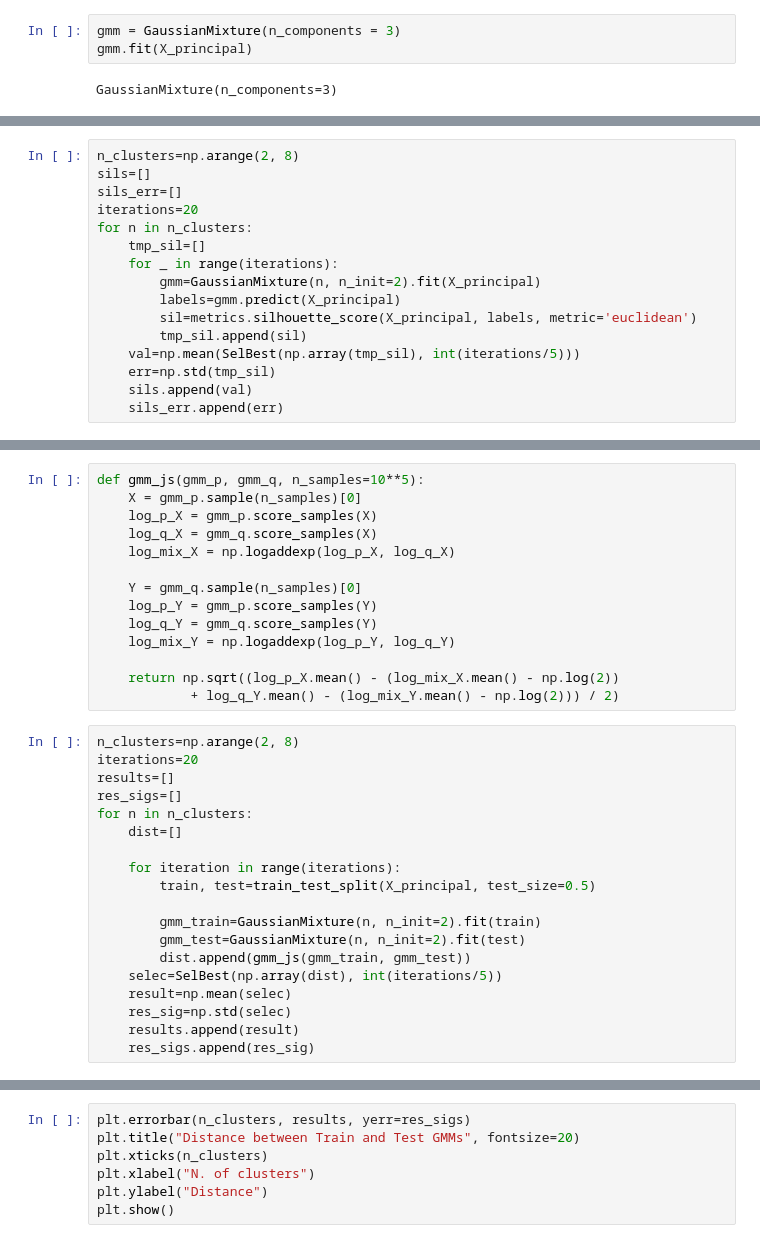
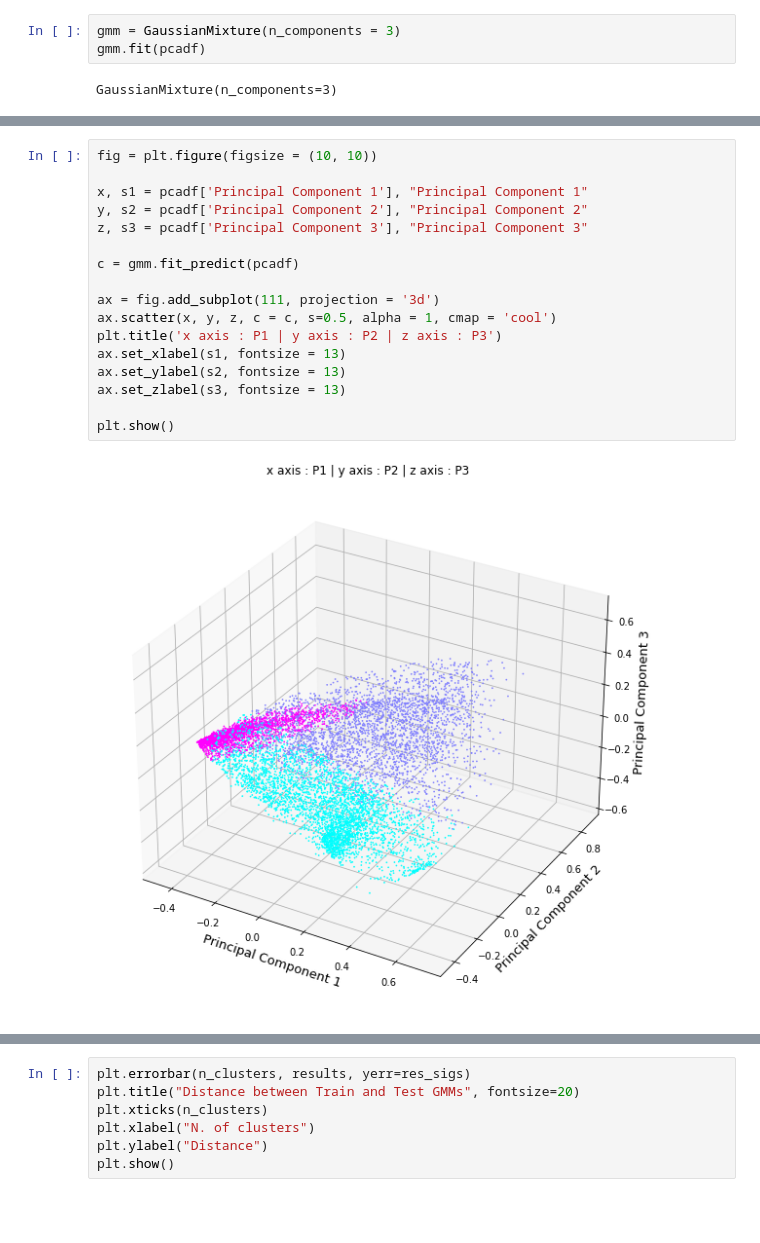
Before and after one commit to rajashekar361/Cognizanace__Ai, a Jupyter notebook: AI_Task/task6/Gaussian Mixture Models Clustering.ipynb, the cells around one changed output, grey strips where cells are left out. Saved outputs shown, nothing was run; the diff lists cells and outputs as text; blank space fills up the shorter version.

```diff
--- a/AI_Task/task6/Gaussian Mixture Models Clustering.ipynb
+++ b/AI_Task/task6/Gaussian Mixture Models Clustering.ipynb
@@ -42,5 +66,5 @@ X_principal.head(2)
 # %%
 gmm = GaussianMixture(n_components = 3)
-gmm.fit(X_principal)
+gmm.fit(pcadf)
 # %% [output]
 GaussianMixture(n_components=3)
@@ -60,16 +70,0 @@ def SelBest(arr:list, X:int)->list:
-# %%
-n_clusters=np.arange(2, 8)
-sils=[]
-sils_err=[]
-iterations=20
-for n in n_clusters:
-    tmp_sil=[]
-    for _ in range(iterations):
-        gmm=GaussianMixture(n, n_init=2).fit(X_principal)
-        labels=gmm.predict(X_principal)
-        sil=metrics.silhouette_score(X_principal, labels, metric='euclidean')
-        tmp_sil.append(sil)
-    val=np.mean(SelBest(np.array(tmp_sil), int(iterations/5)))
-    err=np.std(tmp_sil)
-    sils.append(val)
-    sils_err.append(err)
@@ -85,33 +71,19 @@ Text(0, 0.5, 'Score')
-# %%
-def gmm_js(gmm_p, gmm_q, n_samples=10**5):
-    X = gmm_p.sample(n_samples)[0]
-    log_p_X = gmm_p.score_samples(X)
-    log_q_X = gmm_q.score_samples(X)
-    log_mix_X = np.logaddexp(log_p_X, log_q_X)
-
-    Y = gmm_q.sample(n_samples)[0]
-    log_p_Y = gmm_p.score_samples(Y)
-    log_q_Y = gmm_q.score_samples(Y)
-    log_mix_Y = np.logaddexp(log_p_Y, log_q_Y)
-
-    return np.sqrt((log_p_X.mean() - (log_mix_X.mean() - np.log(2))
-            + log_q_Y.mean() - (log_mix_Y.mean() - np.log(2))) / 2)
-# %%
-n_clusters=np.arange(2, 8)
-iterations=20
-results=[]
-res_sigs=[]
-for n in n_clusters:
-    dist=[]
-
-    for iteration in range(iterations):
-        train, test=train_test_split(X_principal, test_size=0.5)
-
-        gmm_train=GaussianMixture(n, n_init=2).fit(train)
-        gmm_test=GaussianMixture(n, n_init=2).fit(test)
-        dist.append(gmm_js(gmm_train, gmm_test))
-    selec=SelBest(np.array(dist), int(iterations/5))
-    result=np.mean(selec)
-    res_sig=np.std(selec)
-    results.append(result)
-    res_sigs.append(res_sig)
+# %%
+fig = plt.figure(figsize = (10, 10))
+
+x, s1 = pcadf['Principal Component 1'], "Principal Component 1"
+y, s2 = pcadf['Principal Component 2'], "Principal Component 2"
+z, s3 = pcadf['Principal Component 3'], "Principal Component 3"
+
+c = gmm.fit_predict(pcadf)
+
+ax = fig.add_subplot(111, projection = '3d')
+ax.scatter(x, y, z, c = c, s=0.5, alpha = 1, cmap = 'cool')
+plt.title('x axis : P1 | y axis : P2 | z axis : P3')
+ax.set_xlabel(s1, fontsize = 13)
+ax.set_ylabel(s2, fontsize = 13)
+ax.set_zlabel(s3, fontsize = 13)
+
+plt.show()
+# %% [output]
+[figure, added]
```
Also changed, not shown: parts of 13 cells of this notebook.
